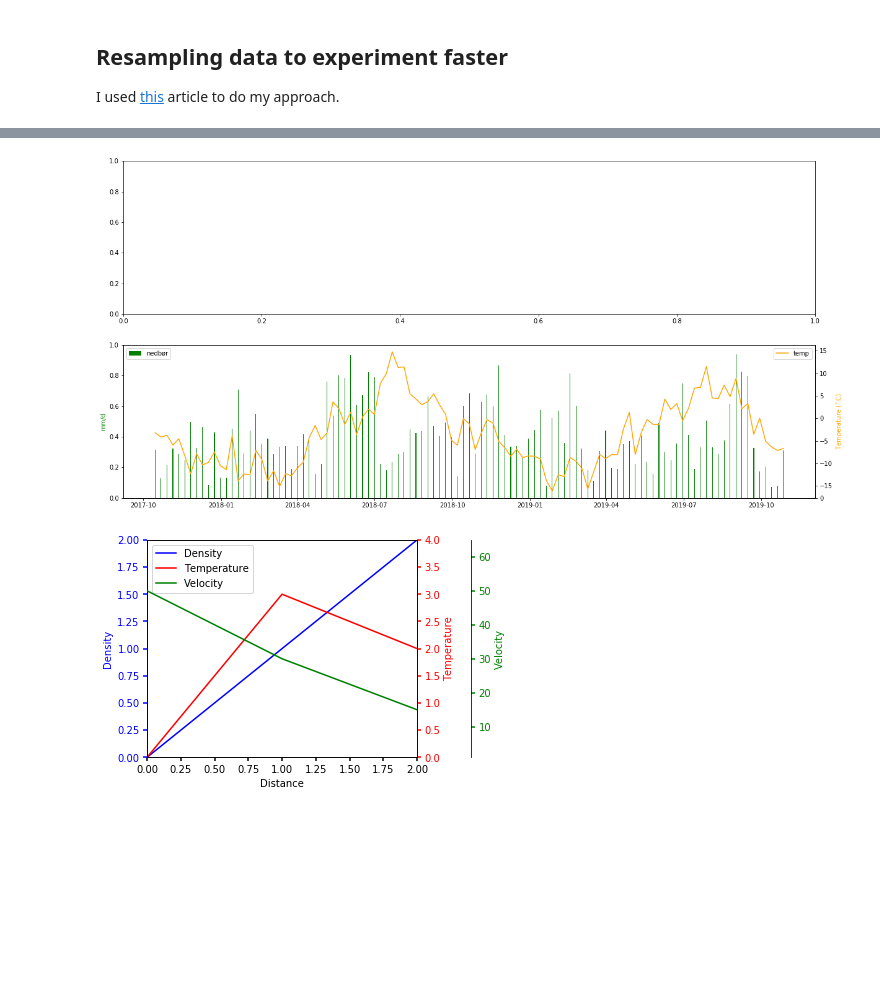
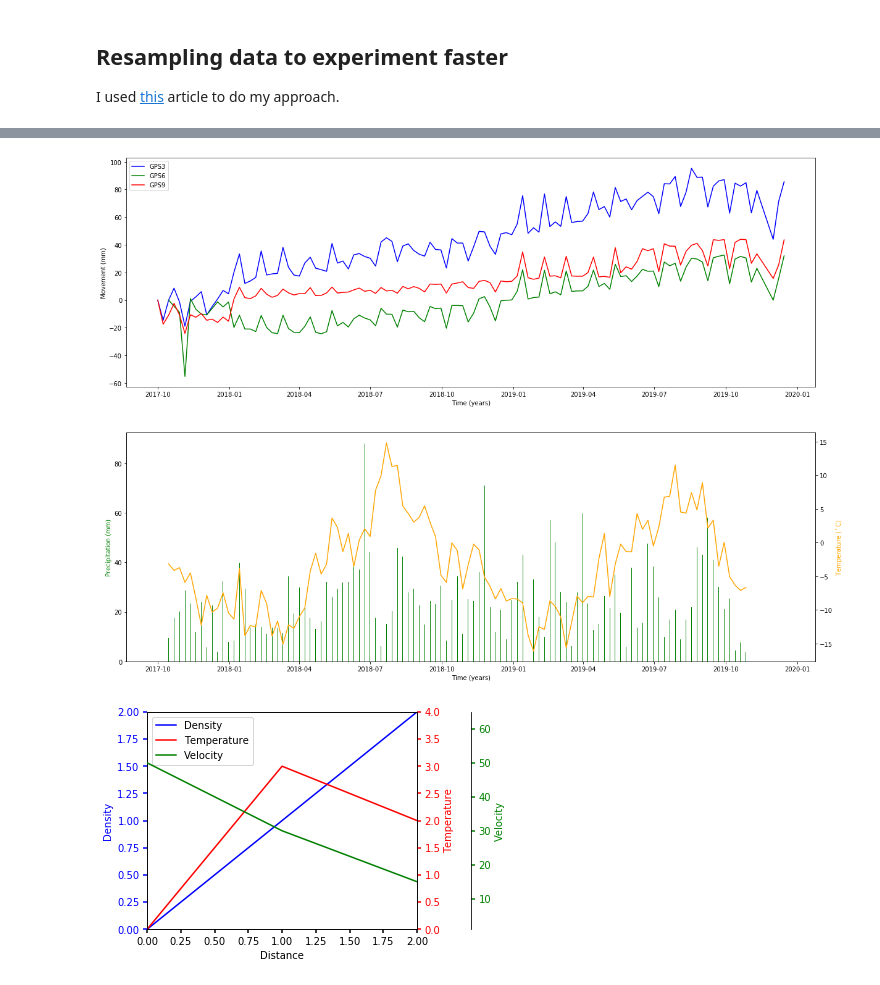
Before and after one commit to agaspaas/cryofig, a Jupyter notebook: Analysis.ipynb, the cells around one changed output, grey strips where cells are left out. Cells and saved outputs as stored; diff of their text form; code cells hidden in the pictures; blank space fills up the shorter version.

```diff
--- a/Analysis.ipynb
+++ b/Analysis.ipynb
@@ -43,0 +49,9 @@ DataError: No numeric types to aggregate
+# %%
+Gamanjunni_precip = klima_gj['diff_bucket_last_hour'] #diff_bucket_last_hour
+#Gamanjunni_precip[Gamanjunni_precip < 0] = 0 # replacing negative values with 0
+Gamanjunni_precip = Gamanjunni_precip[Gamanjunni_precip < 100] # Removing values above 100 mm hour
+Gamanjunni_precip_w = Gamanjunni_precip.resample('W').sum() # Weekly
+
+print(Gamanjunni_precip_w.tail())
+
+Gamanjunni_precip_w.describe()
@@ -57,0 +138,16 @@ Gamanjunni_GPS9_w.head()
+# %%
+Gamanjunni_GPS9 = pd.read_csv("Gamanjunni_GPS9.csv", sep=";", decimal = ".", parse_dates=['EventTime'], index_col="EventTime")
+Gamanjunni_GPS9_w = Gamanjunni_GPS9.resample("W").mean().dropna() # Resampled to weekly
+#Gamanjunni_GPS9_w['tot_vector'] = (Gamanjunni_GPS9_w['dN']**2 + Gamanjunni_GPS9_w['dE']**2 + Gamanjunni_GPS9_w['dH']**2)**(1/2) # Total vector
+
+Gamanjunni_GPS9_w['2D_vector'] = (Gamanjunni_GPS9_w['dN'].multiply(-1)*np.cos(np.arctan(Gamanjunni_GPS9_w['dE'].multiply(-1)/Gamanjunni_GPS9_w['dN'].multiply(-1)))
+                              + Gamanjunni_GPS9_w['dE'].multiply(-1)*np.sin(np.arctan(Gamanjunni_GPS9_w['dE'].multiply(-1)/Gamanjunni_GPS9_w['dN'].multiply(-1)))) # 2D vector
+
+Gamanjunni_GPS9_w['3D_vector'] = (Gamanjunni_GPS9_w['2D_vector']*np.cos(np.arctan(Gamanjunni_GPS9_w['dH']/Gamanjunni_GPS9_w['2D_vector']))
+                              + Gamanjunni_GPS9_w['dH']*np.sin(np.arctan(Gamanjunni_GPS9_w['dH']/Gamanjunni_GPS9_w['2D_vector']))) # 3D vector
+
+Gamanjunni_GPS9_w = Gamanjunni_GPS9_w[34:] #Adjusting for starting time to okt 2017
+Gamanjunni_GPS9_w = Gamanjunni_GPS9_w - Gamanjunni_GPS9_w.iloc[0] # Starting at 0
+#Gamanjunni_GPS9_w['dE_positive'] = Gamanjunni_GPS9_w['dE'].multiply(-1)
+Gamanjunni_GPS9_w.head()
+Gamanjunni_GPS9_w.describe()
@@ -59,41 +165,43 @@ Gamanjunni_GPS9_w.head()
 fig = plt.figure(figsize=(20,15))
 
 ax1 = fig.add_subplot(211)
 
-ax1.plot(Mannen_GPS3_w['dE'].index, Mannen_GPS3_w['dE'].values, label="GPS3", color="blue")
-ax1.plot(Mannen_GPS6_w['dE'].index, Mannen_GPS6_w['dE'].values, label="GPS6", color='green')
-ax1.plot(Mannen_GPS9_w['dE'].index, Mannen_GPS9_w['dE'].values, label="GPS9", color='red')
+ax1.plot(Gamanjunni_GPS3_w['3D_vector'].index, Gamanjunni_GPS3_w['3D_vector'], label="GPS3", color="blue")
+ax1.plot(Gamanjunni_GPS6_w['3D_vector'].index, Gamanjunni_GPS6_w['3D_vector'], label="GPS6", color='green')
+ax1.plot(Gamanjunni_GPS9_w['3D_vector'].index, Gamanjunni_GPS9_w['3D_vector'], label="GPS9", color='red')
 ax1.set_ylabel("Movement (mm)", color='black')
 ax1.set_xlabel('Time (years)')
 ax1.legend(loc='upper left')
 
-ax2 = fig.add_subplot(212)
+ax2 = fig.add_subplot(212, sharex = ax1) # Share x-axis for both subplots
 
-lg_ins1 = ax2.bar(Mannen_precip_w['rain'].index, Mannen_precip_w['rain'].values, label="Precip", color="green")
+lg_ins1 = ax2.bar(Gamanjunni_precip_w.index, Gamanjunni_precip_w.values, label="Precip", color="green")
 ax2a = ax2.twinx()
-lg_ins2 = ax2a.plot(Mannen_temp0_w['temperature'].index, Mannen_temp0_w['temperature'].values, label="Temp", color='orange')
+lg_ins2 = ax2a.plot(Gamanjunni_tempair_w.index, Gamanjunni_tempair_w.values, label="Temp", color='orange')
 
 # Making legend for both y-axis
 # lines, labels = ax2.get_legend_handles_labels()
 # lines2, labels2 = ax2a.get_legend_handles_labels()
 # ax2.legend(lines + labels, lines2 + labels2, loc='upper left')
 
 ax2.set_ylabel("Precipitation (mm)", color='green')
 ax2a.set_ylabel("Temperature ($^\circ$C)", color='orange')
 ax2.set_xlabel('Time (years)')
 
 # ax2a.set_yticks(np.arange(0, 0.2, 20))
 # ax2.set_ylim(0,10)
 
+# plt.grid()
+
 # fig.set_size_inches(6, 4)
-fig.savefig('Gamanjunni_test.png', dpi=300)
+fig.savefig('Gamanjunni_3D.png', dpi=300, bbox_inches='tight')
 
 plt.show()
 
 # Get total displacement on y instead of movement per day.
 # Plot total movement vector, or both north and east?
 # %% [output]
-[figure, old version]
+[figure, new version]
 # %%
 def make_patch_spines_invisible(ax):
     ax.set_frame_on(True)
```
Also changed, not shown: parts of 10 cells of this notebook.
